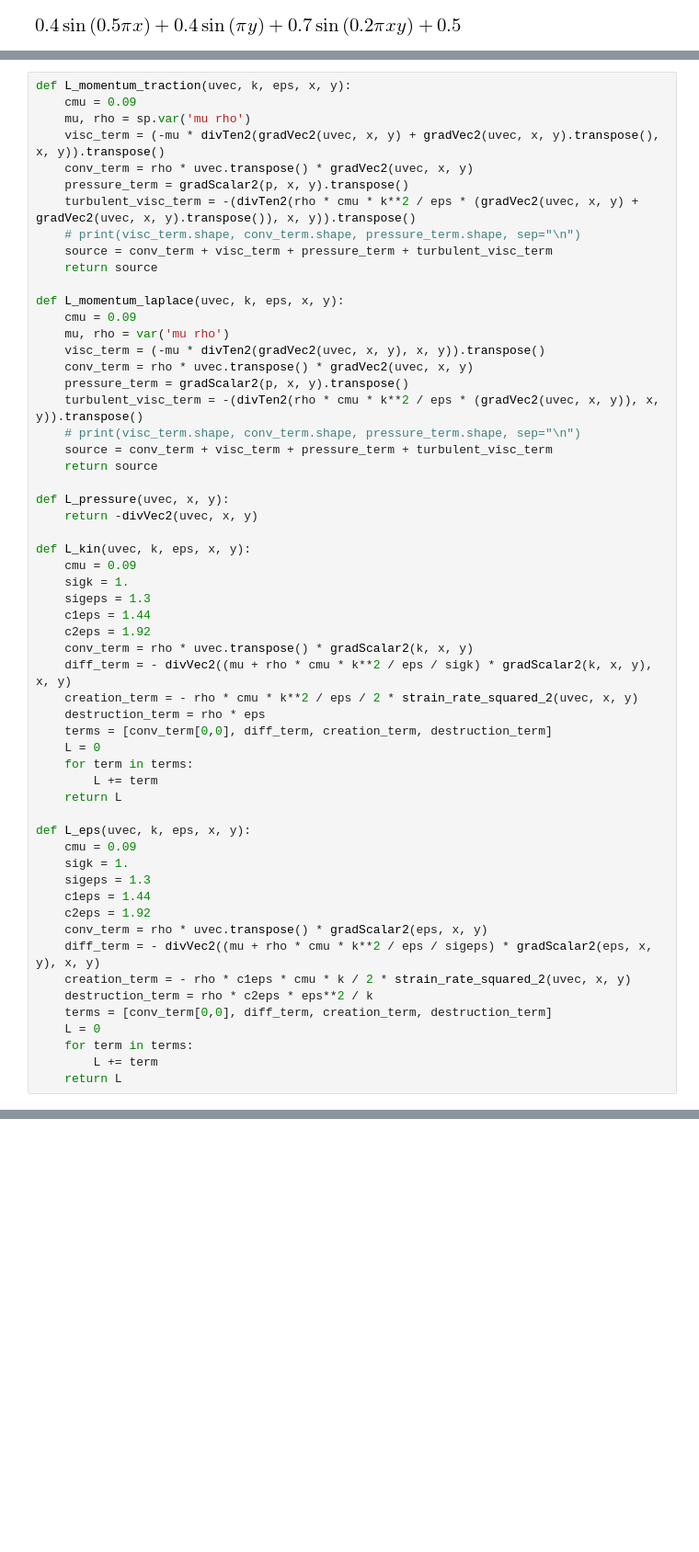
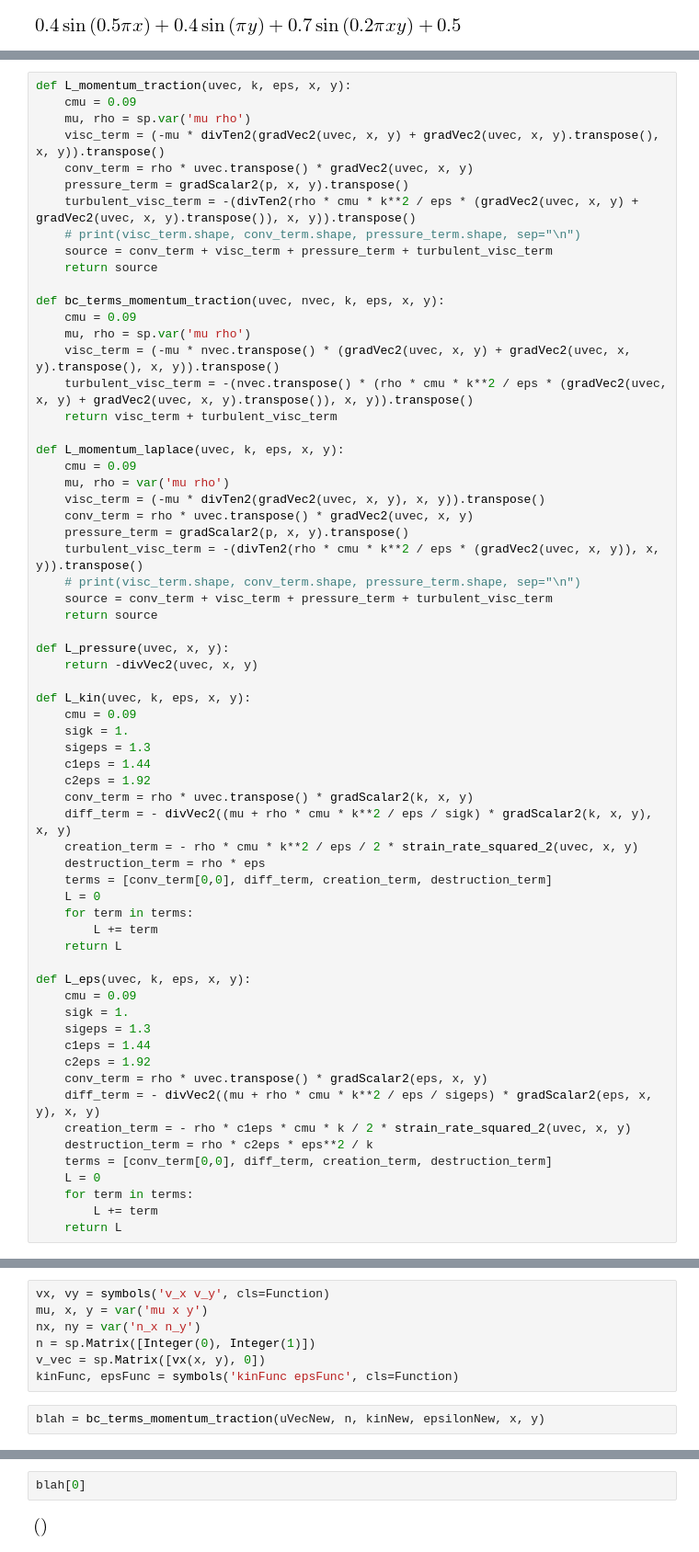
Before and after one commit to JIMMY-KSU/jupyter_notebooks, a Jupyter notebook: moose-notes.ipynb, the cells around one changed output, grey strips where cells are left out. Shown: that part at 92% size. Saved outputs shown, nothing was run; the diff lists cells and outputs as text; blank space fills up the shorter version.

```diff
--- a/moose-notes.ipynb
+++ b/moose-notes.ipynb
@@ -976,6 +977,13 @@ def L_momentum_traction(uvec, k, eps, x, y):
     # print(visc_term.shape, conv_term.shape, pressure_term.shape, sep="\n")
     source = conv_term + visc_term + pressure_term + turbulent_visc_term
     return source
+
+def bc_terms_momentum_traction(uvec, nvec, k, eps, x, y):
+    cmu = 0.09
+    mu, rho = sp.var('mu rho')
+    visc_term = (-mu * nvec.transpose() * (gradVec2(uvec, x, y) + gradVec2(uvec, x, y).transpose(), x, y)).transpose()
+    turbulent_visc_term = -(nvec.transpose() * (rho * cmu * k**2 / eps * (gradVec2(uvec, x, y) + gradVec2(uvec, x, y).transpose()), x, y)).transpose()
+    return visc_term + turbulent_visc_term
 
 def L_momentum_laplace(uvec, k, eps, x, y):
     cmu = 0.09
@@ -1033,0 +1191,9 @@ epsilonNew = eps * 200
+# %%
+vx, vy = symbols('v_x v_y', cls=Function)
+mu, x, y = var('mu x y')
+nx, ny = var('n_x n_y')
+n = sp.Matrix([Integer(0), Integer(1)])
+v_vec = sp.Matrix([vx(x, y), 0])
+kinFunc, epsFunc = symbols('kinFunc epsFunc', cls=Function)
+# %%
+blah = bc_terms_momentum_traction(uVecNew, n, kinNew, epsilonNew, x, y)
@@ -1033,0 +1204,4 @@ epsilonNew = eps * 200
+# %%
+blah[0]
+# %% [output]
+[figure, added]
```
Also changed, not shown: parts of 40 cells of this notebook, 2 other files.
